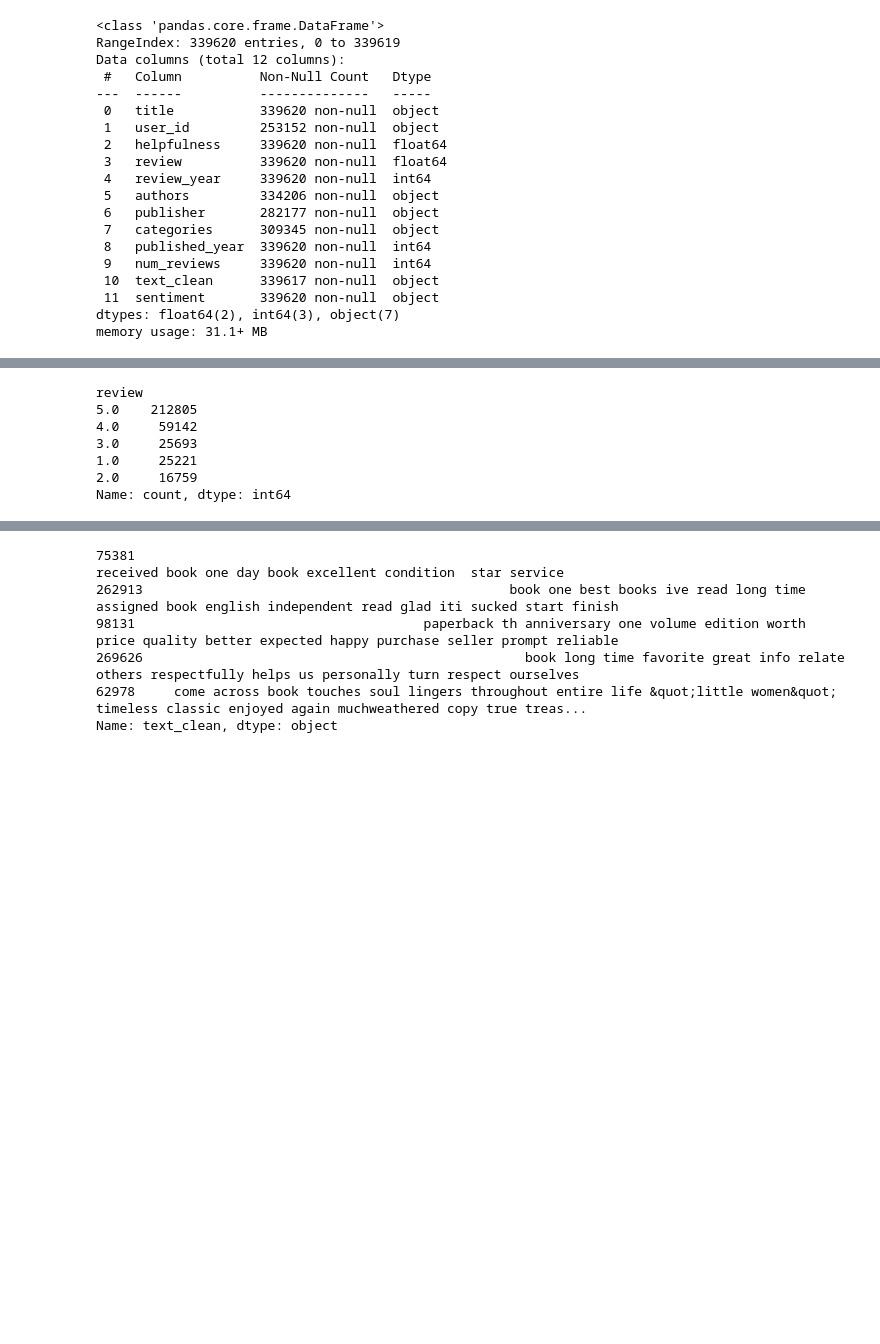
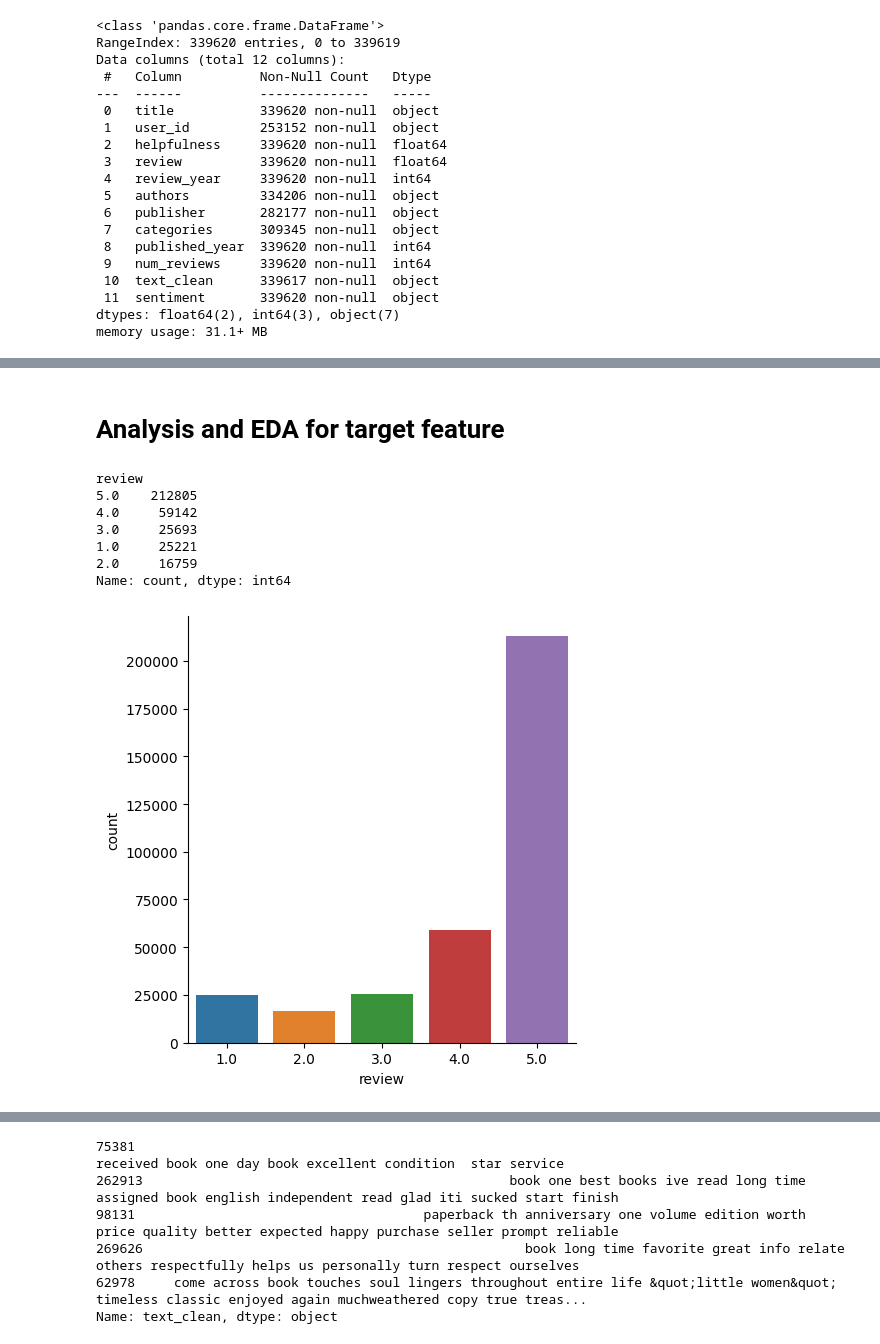
Before and after one commit to arnaldochm/final_project_nlp, a Jupyter notebook: notebooks/notebook_EDA.ipynb, the cells around one changed output, grey strips where cells are left out. Drawn from its saved outputs; the diff is of its cells as text; code cells hidden in the pictures; blank space fills up the shorter version.

```diff
--- a/notebooks/notebook_EDA.ipynb
+++ b/notebooks/notebook_EDA.ipynb
@@ -194,0 +158,12 @@ df_all_data.describe().T
+# %%
+# Convert Sentiment to Category
+df_all_data['sentiment'] = pd.Categorical(df_all_data['sentiment'])
+# %%
+def custom_string_to_list(s):
+    if isinstance(s, str):
+        return [item.strip(" '[]") for item in s.split(',')]
+    else:
+        return s
+# %%
+df_all_data['authors'] = df_all_data['authors'].apply(custom_string_to_list)
+df_all_data['categories'] = df_all_data['categories'].apply(custom_string_to_list)
@@ -195,3 +184,5 @@ df_all_data.describe().T
+# %% [markdown]
+# Analysis and EDA for target feature
 # %%
 df_all_data['review'].value_counts()
 # %% [output]
@@ -202,3 +193,8 @@ review
 1.0     25221
 2.0     16759
 Name: count, dtype: int64
+# %%
+sns.catplot(data=df_all_data, x='review', kind='count')
+plt.show()
+# %% [output]
+[figure, added]
```
Also changed, not shown: parts of 16 cells of this notebook.
